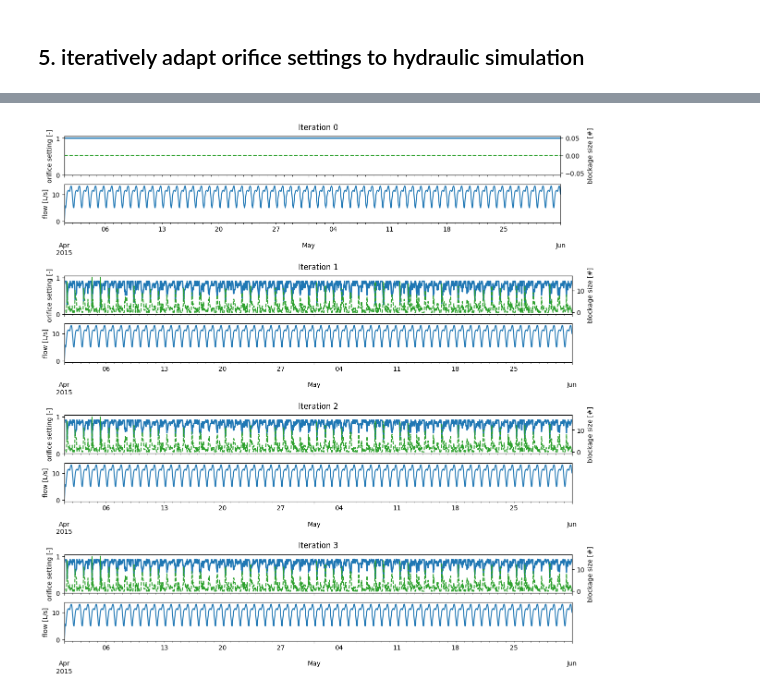
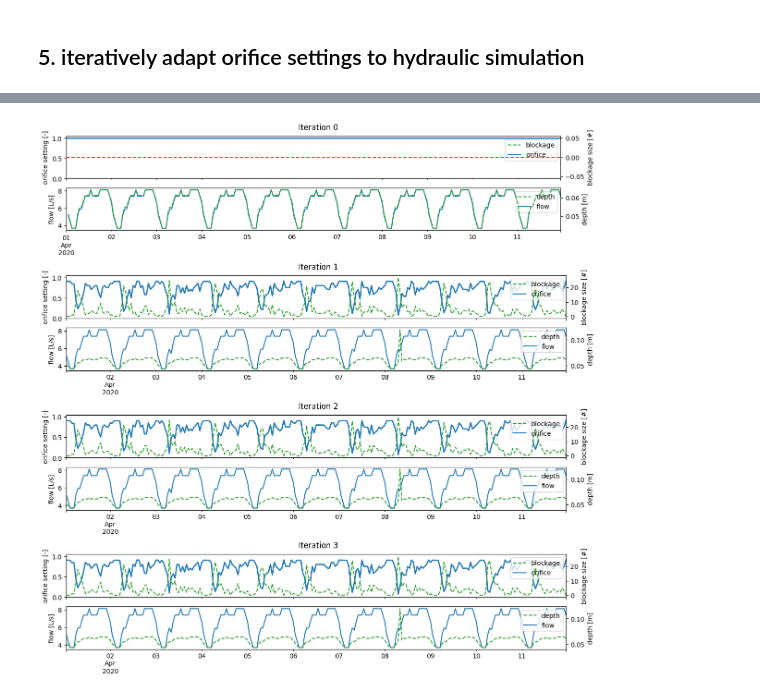
Before and after one commit to alBartig/PacketSWMM, a Jupyter notebook: apps/con_sim_interface.ipynb, the cells around one changed output, grey strips where cells are left out. Saved outputs shown, nothing was run; the diff lists cells and outputs as text; code cells hidden in the pictures.

```diff
--- a/apps/con_sim_interface.ipynb
+++ b/apps/con_sim_interface.ipynb
@@ -19,15 +20,15 @@ warnings.filterwarnings("ignore", category=SwmmOutExtractWarning)
 # %%
 df_defpat = pd.Series(0.1 * np.array([1.4, 0.3, 0.1, 0.0, 0.3, 1.7, 9.1, 21, 13, 9, 6.9, 4.9,
                                        1.9, 3.6, 2.5, 2, 2.9, 2.3, 4.1, 4.0, 2.7, 2.1, 2.2, 2.0]) / 100)
-result_path = r"../sample_data/blockage_results.hd5"
-settings = dict(model_path = r"..\sample_data\sample_model.inp",
-                pop_path = r"../sample_data/pop_data.csv",
-                out_path = r"..\sample_data\sample_model.out",
-                orifice_path = r"../sample_data/orifice_settings.dat",
+result_path = r"C:\Users\albert\PycharmProjects\PacketSWMM\sample_data\katys_model\blockage_results250.hd5"
+settings = dict(model_path = Path(r"C:\Users\albert\PycharmProjects\PacketSWMM\sample_data\katys_model\Sample.inp"),
+                pop_path = r"C:\Users\albert\PycharmProjects\PacketSWMM\sample_data\katys_model\Pop_data.csv",
+                out_path = r"C:\Users\albert\PycharmProjects\PacketSWMM\sample_data\katys_model\Sample.out",
+                orifice_path = r"C:\Users\albert\PycharmProjects\PacketSWMM\sample_data\katys_model\orifice_settings.dat",
                 result_path = result_path,
                 defpat = df_defpat,
-                target_node = "MH3295504178",
-                target_link = "MH3295504178.1")
+                target_node = "MH4699705183",
+                target_link = "MH4699705183.1")
 # %%
 # empty store before simulations
 with pd.HDFStore(result_path) as store:
@@ -76,7 +79,7 @@ arrivals.plot(figsize=(12, 3), ylabel="passing wipes [#/hr]")
 # %% [markdown]
 ## 3. Get flowrates
 # %%
-s_flowrates = blockage_sim.router.df_flows[blockage_sim.target_link].resample("1h").mean().rename("flow")
+s_flowrates = blockage_sim.read_flowrates()
 # %%
 s_flowrates.plot(figsize=(12, 3), ylabel="flowrate [l/s]")
 # %% [output]
@@ -98,4 +101,4 @@ df["accumulation"].plot(figsize=(12, 3), ylabel="accumulation [#/hr]")
 # %% [markdown]
 ## 5. iteratively adapt orifice settings to hydraulic simulation
 # %%
-df = blockage_sim.run_iterations(df, n_iterations=3, router=blockage_sim.router)
+df = blockage_sim.run_iterations(df, n_iterations=3, router=blockage_sim.router, bulk=True)
@@ -107,16 +130,33 @@ with pd.HDFStore(result_path) as store:
 # %%
+from matplotlib.lines import Line2D
+
 n_iterations = len(result_dict)
 
 fig = plt.figure(layout='constrained', figsize=(12, n_iterations*3))
 subfigs = fig.subfigures(nrows=n_iterations, ncols=1)
 
 for i in range(n_iterations):
     subfigs[i].suptitle(f"Iteration {i}")
     df = result_dict[f"/iteration_{i}"]
     axs = subfigs[i].subplots(nrows=2, sharex=True)
     df["orifice"].plot(ax=axs[0], ylim=[0, 1.05], ylabel="orifice setting [-]", lw=2.0)
     ax2 = axs[0].twinx()
+    # Custom legend
+    legend_elements = [
+        Line2D([0], [0], color='tab:green', linestyle='dashed', label='blockage'),
+        Line2D([0], [0], color='tab:blue', linestyle='solid', label='orifice')]
     df["blockage"].plot(ax=ax2, ylabel="blockage size [#]", c="tab:green", ls="dashed")
+    axs[0].legend(handles=legend_elements, loc='upper right')
+
     df["flow"].plot(ax=axs[1], ylabel="flow [L/s]")
+    ax2 = axs[1].twinx()
+    try:
+        df["depth"].plot(ax=ax2, ylabel="depth [m]", c="tab:green", ls="dashed")
+    except:
+        pass
+    legend_elements = [
+        Line2D([0], [0], color='tab:green', linestyle='dashed', label='depth'),
+        Line2D([0], [0], color='tab:blue', linestyle='solid', label='flow')]
+    axs[1].legend(handles=legend_elements, loc='upper right')
 # %% [output]
-[figure, old version]
+[figure, new version]
```
Also changed, not shown: parts of 11 cells of this notebook, 2 other files.
